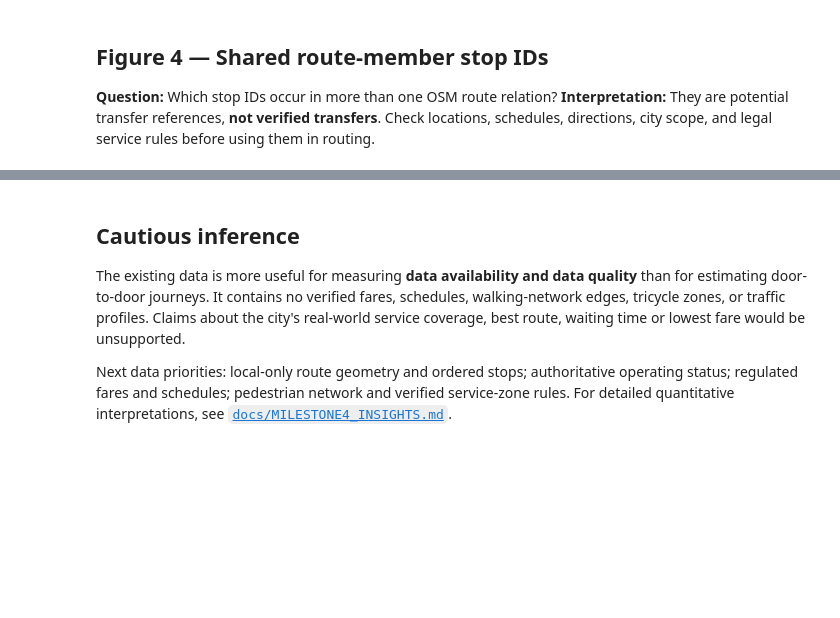
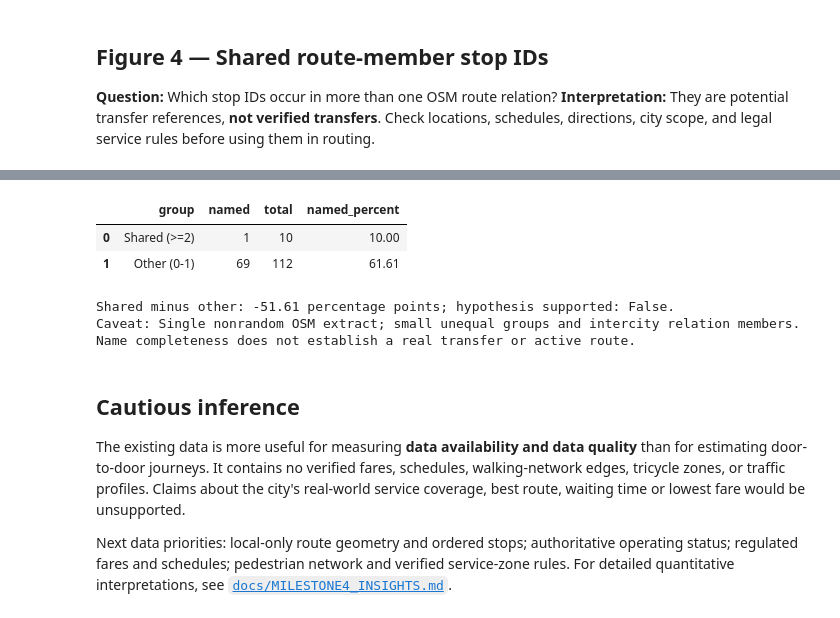
Before and after one commit to vn0raven/dep-data-engineering-vn0raven, a Jupyter notebook: notebooks/m4_initial_insights.ipynb, the cells around one changed output, grey strips where cells are left out. Drawn from its saved outputs; the diff is of its cells as text; code cells hidden in the pictures; blank space fills up the shorter version.

```diff
--- a/notebooks/m4_initial_insights.ipynb
+++ b/notebooks/m4_initial_insights.ipynb
@@ -60,3 +105,17 @@ show_chart(fig)
+# %%
+comparison = summary["hypothesis_comparison"]
+display(pd.DataFrame([
+    {"group":"Shared (>=2)","named":comparison["named_shared"],"total":comparison["shared_total"],"named_percent":comparison["shared_named_percent"]},
+    {"group":"Other (0-1)","named":comparison["named_other"],"total":comparison["other_total"],"named_percent":comparison["other_named_percent"]},
+]).round(2))
+print(f"Shared minus other: {comparison['difference_percentage_points']:.2f} percentage points; hypothesis supported: {comparison['supports_hypothesis']}.")
+print("Caveat:", comparison["caveat"])
+# %% [output]
+|  | group | named | total | named_percent |
+| 0 | Shared (>=2) | 1 | 10 | 10.00 |
+| 1 | Other (0-1) | 69 | 112 | 61.61 |
+Shared minus other: -51.61 percentage points; hypothesis supported: False.
+Caveat: Single nonrandom OSM extract; small unequal groups and intercity relation members. Name completeness does not establish a real transfer or active route.
 # %% [markdown]
 ## Cautious inference
 
```
Also changed, not shown: parts of 9 cells of this notebook, 7 other files.
